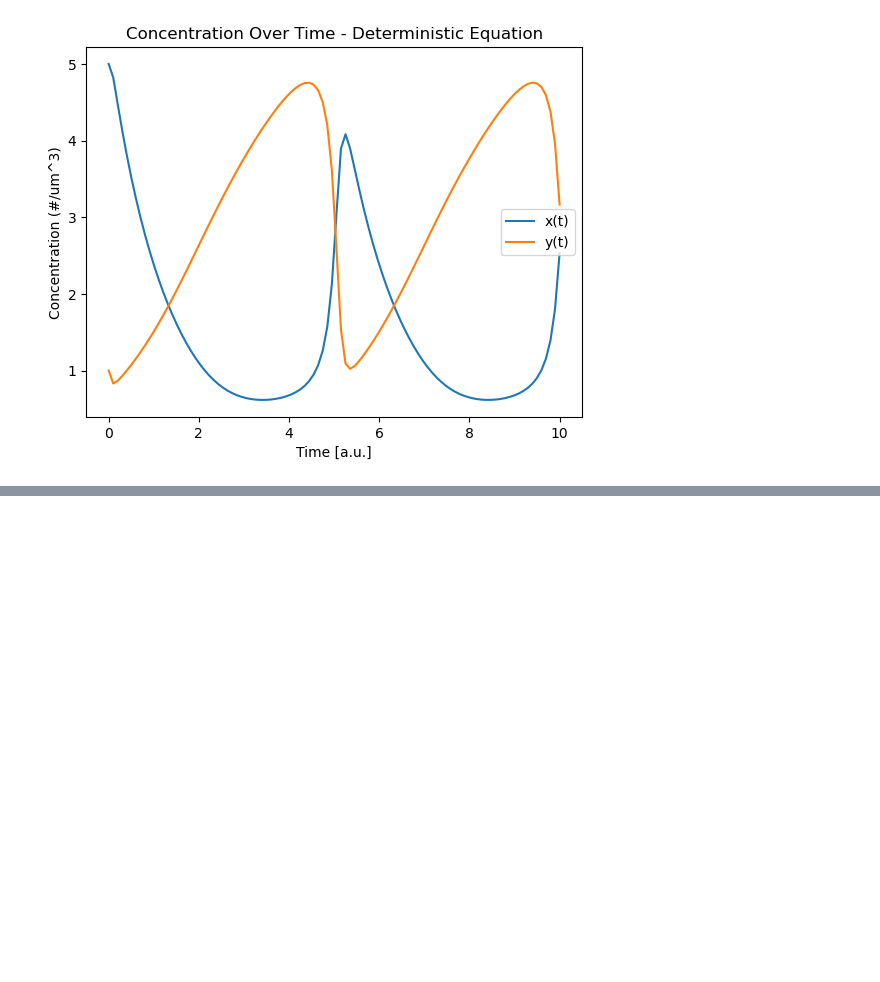
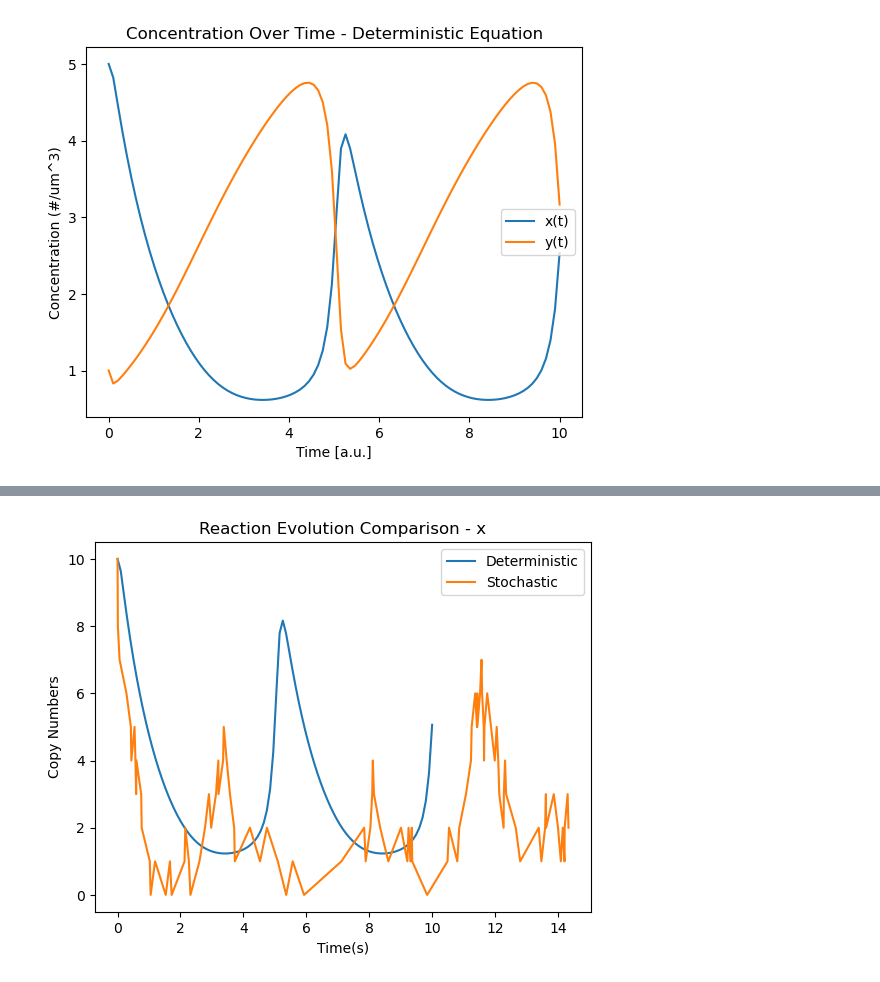
Before and after one commit to JooshK/ModelingTheLivingCell, a Jupyter notebook: scripts/PS3/main.ipynb, the cells around one changed output, grey strips where cells are left out. Saved outputs shown, nothing was run; the diff lists cells and outputs as text; code cells hidden in the pictures; blank space fills up the shorter version.

```diff
--- a/scripts/PS3/main.ipynb
+++ b/scripts/PS3/main.ipynb
@@ -13,7 +13,7 @@ t_euler, y_euler = euler_method(dy_dx, 0.001, 0, 100, 10000)
 def exact_solution(t):
     return 100/(1 + 200*t)
 
-t = np.arange(0, 1, 0.001)
+t = np.arange(0, 1, 0.01)
 plt.figure()
 plt.plot(t, exact_solution(t), label="Exact solution")
 plt.plot(t_euler, y_euler, label="Euler Approximation")
@@ -61,0 +79,13 @@ s = stochastic_simulation.run(2)
+# %%
+s_t = np.array(s_t)
+s_t_cn = s_t*2
+plt.figure()
+plt.plot(tout, s_t_cn[:,0], label="Deterministic")
+plt.plot(time, states[:,0], label="Stochastic")
+plt.legend()
+plt.xlabel("Time(s)")
+plt.ylabel("Copy Numbers")
+plt.title("Reaction Evolution Comparison - x")
+plt.savefig("../../data/gillespie_compare_x.png")
+# %% [output]
+[figure, added]
```
Also changed, not shown: parts of 6 cells of this notebook, 3 other files.
